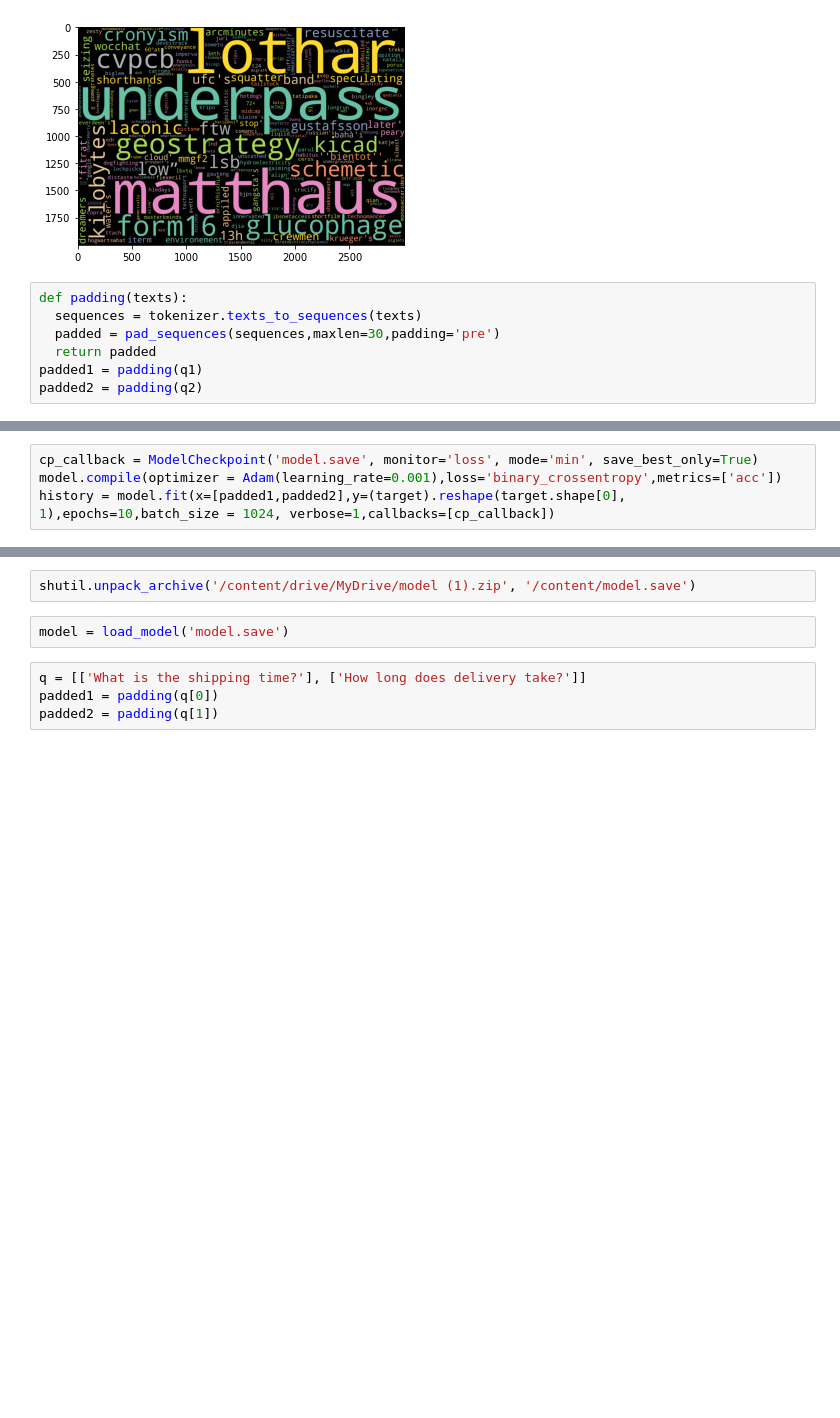
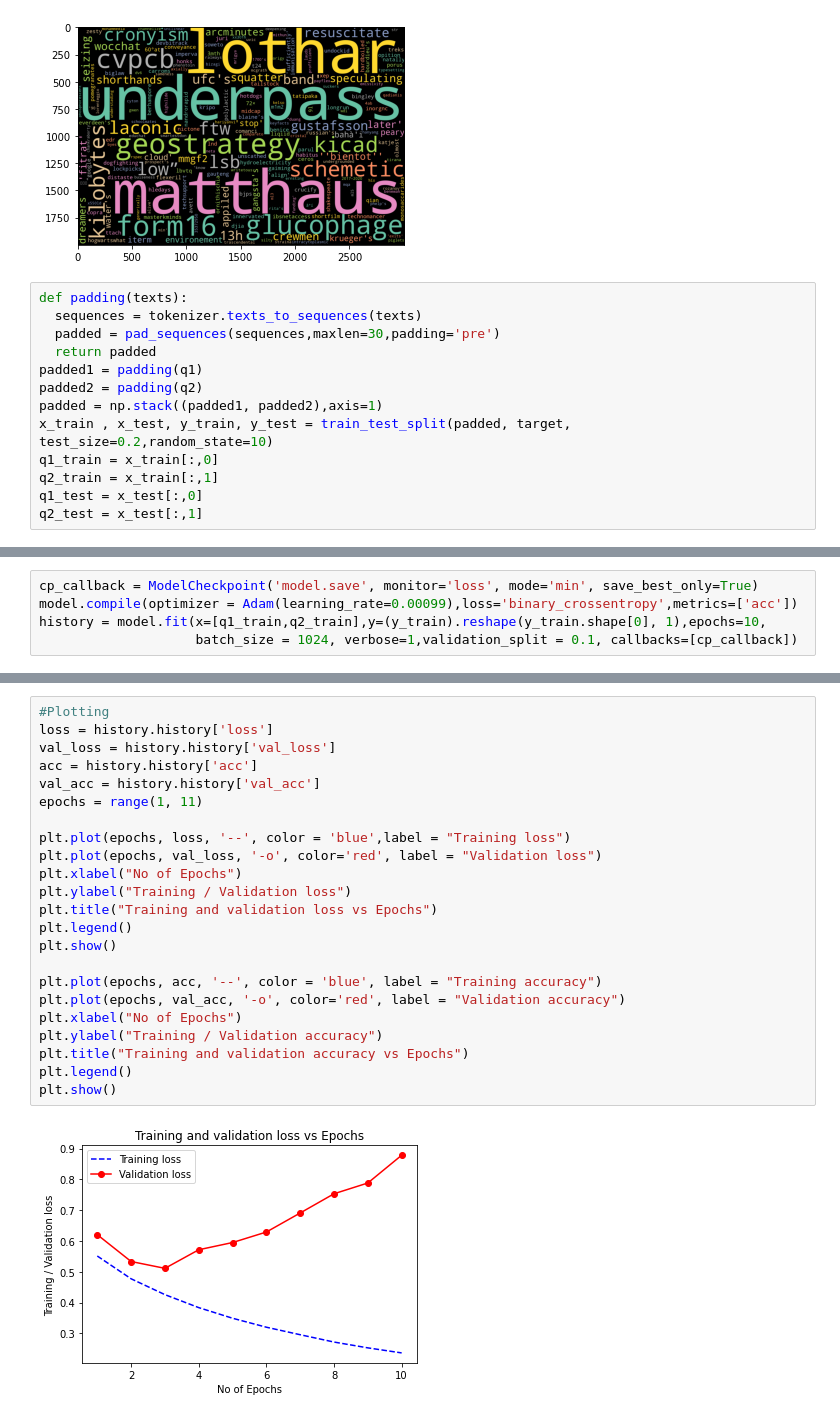
Before and after one commit to praneethratna/Question-pairs-duplicate, a Jupyter notebook: Question_pairs_duplicate.ipynb, the cells around one changed output, grey strips where cells are left out. Cells and saved outputs as stored; diff of their text form; blank space fills up the shorter version.

```diff
--- a/Question_pairs_duplicate.ipynb
+++ b/Question_pairs_duplicate.ipynb
@@ -86,4 +89,10 @@ def padding(texts):
   return padded
 padded1 = padding(q1)
 padded2 = padding(q2)
+padded = np.stack((padded1, padded2),axis=1)
+x_train , x_test, y_train, y_test = train_test_split(padded, target, test_size=0.2,random_state=10)
+q1_train = x_train[:,0]
+q2_train = x_train[:,1]
+q1_test = x_test[:,0]
+q2_test = x_test[:,1]
 # %%
@@ -128,6 +138,7 @@ plot_model(model,to_file='model.jpeg',show_shapes=True,show_dtype=True)
 # %%
 cp_callback = ModelCheckpoint('model.save', monitor='loss', mode='min', save_best_only=True)
-model.compile(optimizer = Adam(learning_rate=0.001),loss='binary_crossentropy',metrics=['acc'])
-history = model.fit(x=[padded1,padded2],y=(target).reshape(target.shape[0], 1),epochs=10,batch_size = 1024, verbose=1,callbacks=[cp_callback])
+model.compile(optimizer = Adam(learning_rate=0.00099),loss='binary_crossentropy',metrics=['acc'])
+history = model.fit(x=[q1_train,q2_train],y=(y_train).reshape(y_train.shape[0], 1),epochs=10,
+                    batch_size = 1024, verbose=1,validation_split = 0.1, callbacks=[cp_callback])
 # %% [output]
 Epoch 1/10
@@ -155,8 +169,25 @@ files.download('/content/model.zip')
-# %%
-shutil.unpack_archive('/content/drive/MyDrive/model (1).zip', '/content/model.save')
-# %%
-model = load_model('model.save')
-# %%
-q = [['What is the shipping time?'], ['How long does delivery take?']]
-padded1 = padding(q[0])
-padded2 = padding(q[1])
+# %%
+#Plotting
+loss = history.history['loss']
+val_loss = history.history['val_loss']
+acc = history.history['acc']
+val_acc = history.history['val_acc']
+epochs = range(1, 11)
+
+plt.plot(epochs, loss, '--', color = 'blue',label = "Training loss")
+plt.plot(epochs, val_loss, '-o', color='red', label = "Validation loss")
+plt.xlabel("No of Epochs")
+plt.ylabel("Training / Validation loss")
+plt.title("Training and validation loss vs Epochs")
+plt.legend()
+plt.show()
+
+plt.plot(epochs, acc, '--', color = 'blue', label = "Training accuracy")
+plt.plot(epochs, val_acc, '-o', color='red', label = "Validation accuracy")
+plt.xlabel("No of Epochs")
+plt.ylabel("Training / Validation accuracy")
+plt.title("Training and validation accuracy vs Epochs")
+plt.legend()
+plt.show()
+# %% [output]
+[figure, added]
```
Also changed, not shown: parts of 15 cells of this notebook, 1 other file.
